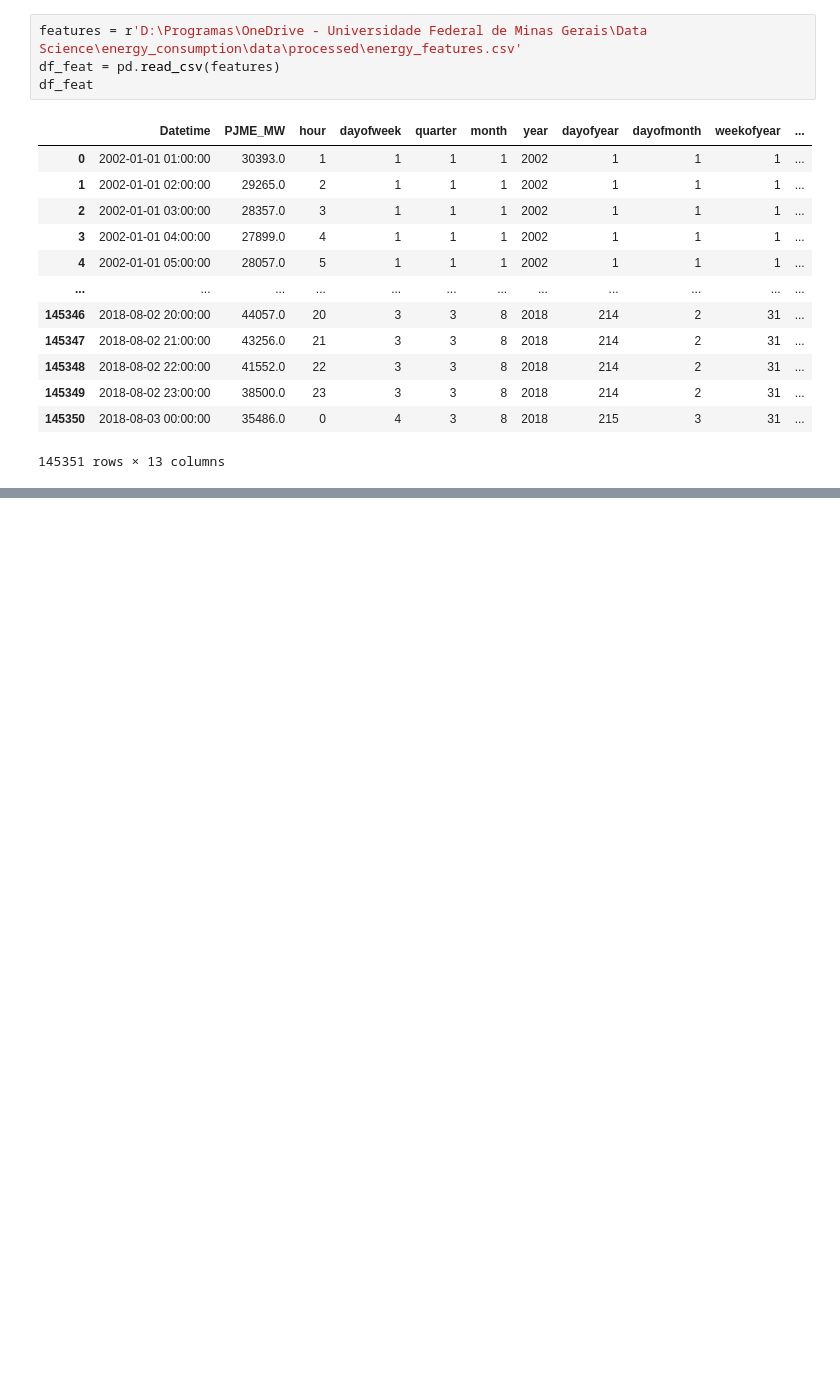
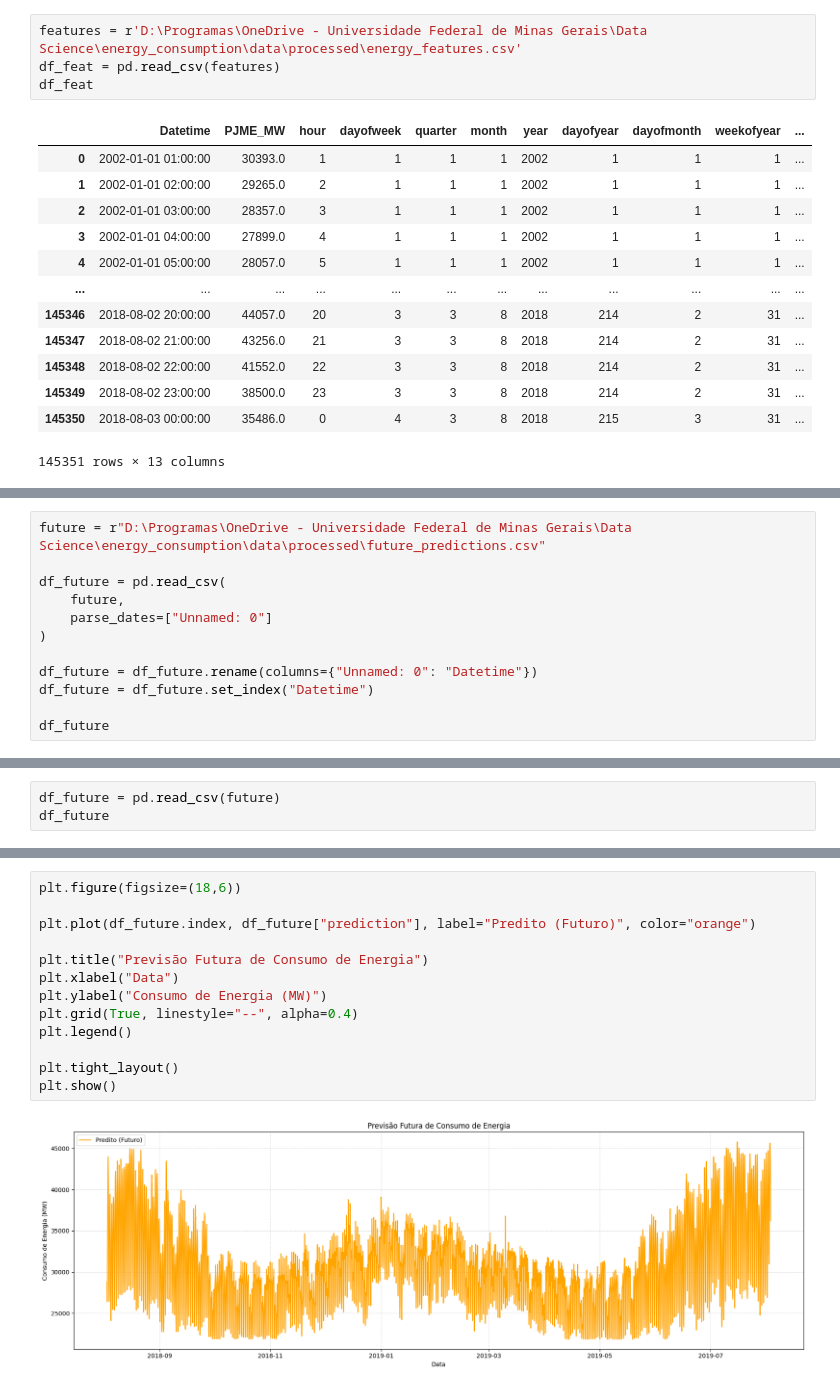
Before and after one commit to thiagocarvalhor/energy_consumption, a Jupyter notebook: notebooks/test.ipynb, the cells around one changed output, grey strips where cells are left out. Saved outputs shown, nothing was run; the diff lists cells and outputs as text; blank space fills up the shorter version.

```diff
--- a/notebooks/test.ipynb
+++ b/notebooks/test.ipynb
@@ -106,0 +120,12 @@ TypeError: Invalid comparison between dtype=int64 and str
+# %%
+future = r"D:\Programas\OneDrive - Universidade Federal de Minas Gerais\Data Science\energy_consumption\data\processed\future_predictions.csv"
+
+df_future = pd.read_csv(
+    future,
+    parse_dates=["Unnamed: 0"]
+)
+
+df_future = df_future.rename(columns={"Unnamed: 0": "Datetime"})
+df_future = df_future.set_index("Datetime")
+
+df_future
@@ -106,0 +147,3 @@ TypeError: Invalid comparison between dtype=int64 and str
+# %%
+df_future = pd.read_csv(future)
+df_future
@@ -106,0 +164,15 @@ TypeError: Invalid comparison between dtype=int64 and str
+# %%
+plt.figure(figsize=(18,6))
+
+plt.plot(df_future.index, df_future["prediction"], label="Predito (Futuro)", color="orange")
+
+plt.title("Previsão Futura de Consumo de Energia")
+plt.xlabel("Data")
+plt.ylabel("Consumo de Energia (MW)")
+plt.grid(True, linestyle="--", alpha=0.4)
+plt.legend()
+
+plt.tight_layout()
+plt.show()
+# %% [output]
+[figure, added]
```
Also changed, not shown: parts of 7 cells of this notebook, 10 other files.
